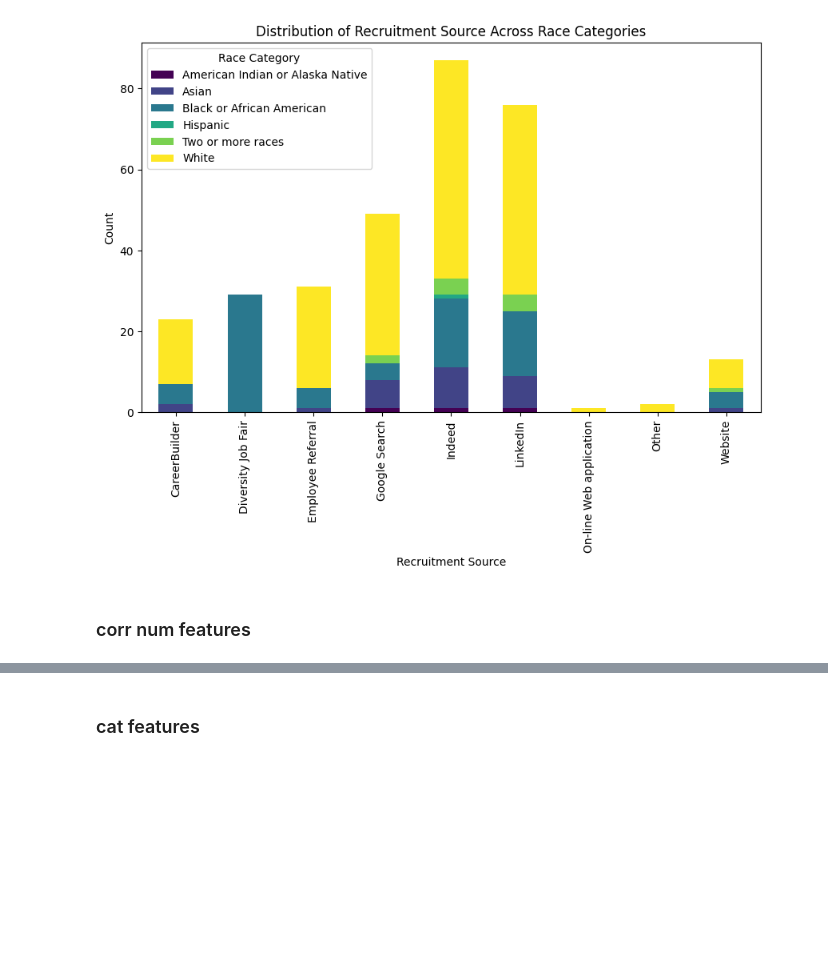
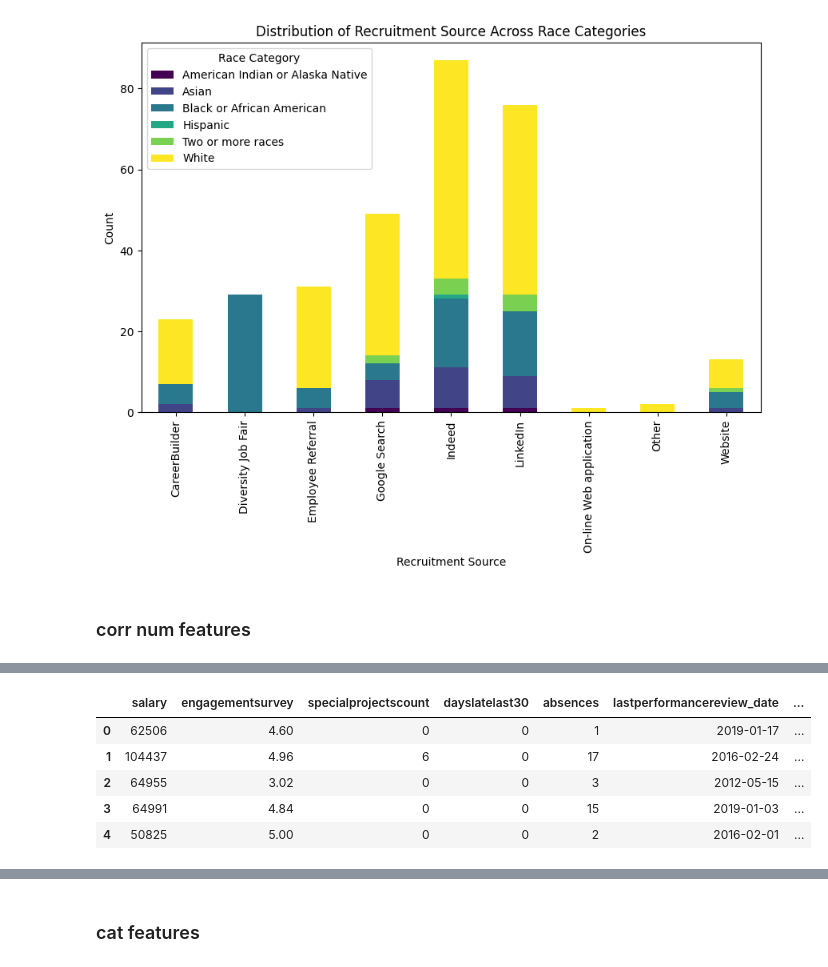
Before and after one commit to adrianacupp/Human_Resources_Data_Set, a Jupyter notebook: notebooks/data_cleaning.ipynb, the cells around one changed output, grey strips where cells are left out. Saved outputs shown, nothing was run; the diff lists cells and outputs as text; code cells hidden in the pictures; blank space fills up the shorter version.

```diff
--- a/notebooks/data_cleaning.ipynb
+++ b/notebooks/data_cleaning.ipynb
@@ -21,3 +14 @@ from scipy.stats import boxcox
 from sklearn.ensemble import RandomForestClassifier
-# %%
-pd.set_option('display.max_columns', None)
@@ -460,0 +462,11 @@ plt.show()
+# %%
+#join con_col and bin_col
+result_df = pd.concat([con_col, bin_col['termd']], axis=1)
+result_df.head()
+# %% [output]
+|  | salary | engagementsurvey | specialprojectscount | dayslatelast30 | absences | lastperformancereview_date | ... |
+| 0 | 62506 | 4.60 | 0 | 0 | 1 | 2019-01-17 | ... |
+| 1 | 104437 | 4.96 | 6 | 0 | 17 | 2016-02-24 | ... |
+| 2 | 64955 | 3.02 | 0 | 0 | 3 | 2012-05-15 | ... |
+| 3 | 64991 | 4.84 | 0 | 0 | 15 | 2019-01-03 | ... |
+| 4 | 50825 | 5.00 | 0 | 0 | 2 | 2016-02-01 | ... |
```
Also changed, not shown: parts of 36 cells of this notebook, 1 other file.
